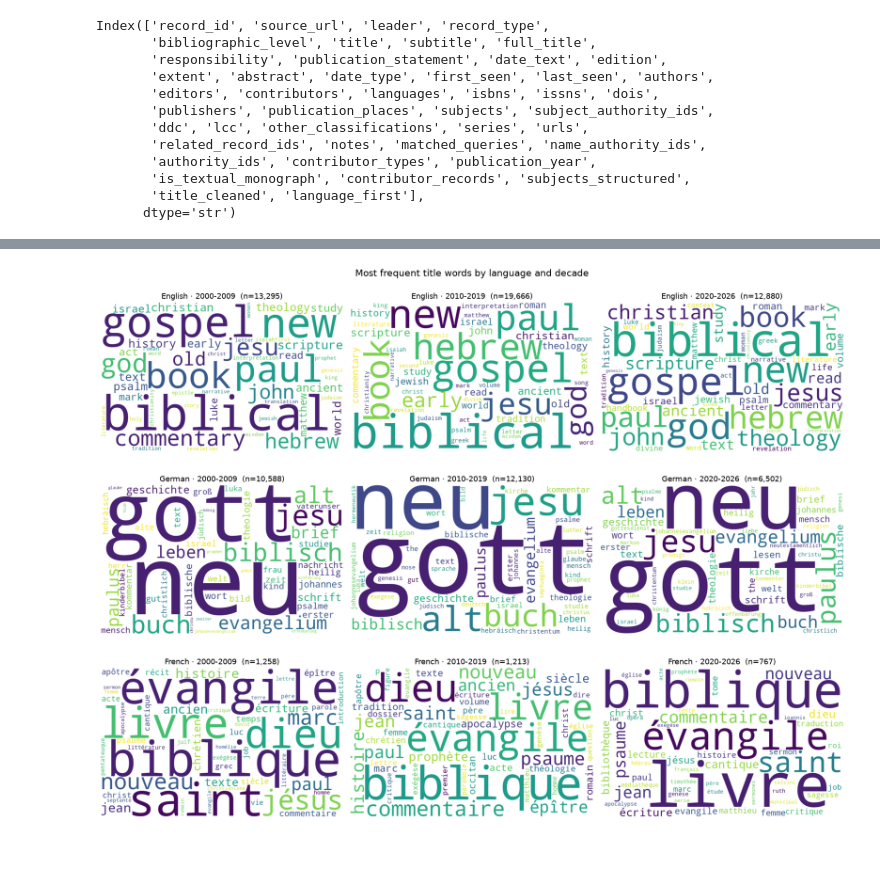
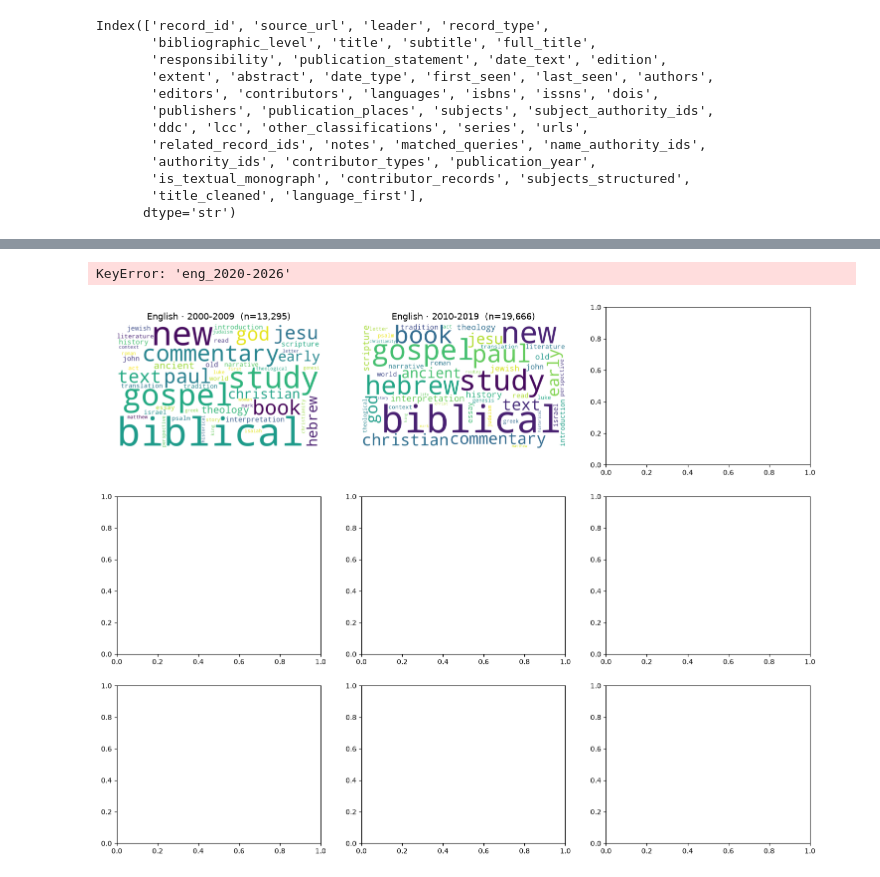
Before and after one commit to CCS-ZCU/biblical-books, a Jupyter notebook: scripts/3_exploring-21st-enggerfre.ipynb, the cells around one changed output, grey strips where cells are left out. Cells and saved outputs as stored; diff of their text form; code cells hidden in the pictures; blank space fills up the shorter version.

```diff
--- a/scripts/3_exploring-21st-enggerfre.ipynb
+++ b/scripts/3_exploring-21st-enggerfre.ipynb
@@ -105,6 +129,6 @@ Index(['record_id', 'source_url', 'leader', 'record_type',
        'title_cleaned', 'language_first'],
       dtype='str')
 # %%
-books_sample = books_21st_enggerfre[books_21st_enggerfre["language_first"]=="eng"]
+books_sample = books_centurn_enggerfre[books_centurn_enggerfre["language_first"]=="eng"]
 len(books_sample)
 # %% [output]
@@ -159,0 +202,13 @@ fre_2020-2026: 767 books
+# %%
+freq_table_data = {}
+n = 200
+for name, books_sample in data_samples.items():
+    print(name)
+    raw_title_tokens = " ".join(books_sample["title"].dropna().tolist()).split()
+    raw_sample_title_length = len(raw_title_tokens)
+    sample_counts = nltk.FreqDist(" ".join(books_sample["title_cleaned"].dropna().tolist()).split()).most_common(n)
+    sample_words = [tup[0] for tup in sample_counts]
+    sample_counts = [tup[1] for tup in sample_counts]
+    sample_freqs = [count / raw_sample_title_length for count in sample_counts]
+    freq_table_data[name + "_words"] = sample_words
+    freq_table_data[name + "_freqs"] = sample_freqs
@@ -159,0 +231,3 @@ fre_2020-2026: 767 books
+# %%
+freq_table_data_df = pd.DataFrame(freq_table_data)
+freq_table_data_df = freq_table_data_df.round(5)
@@ -165,51 +241,65 @@ from wordcloud import WordCloud   # pip install wordcloud  if missing
 # Per-language stopwords; falls back to an empty set if the nltk corpora are absent
 try:
     STOPWORDS = {
         "eng": set(nltk_stopwords.words("english")),
         "ger": set(nltk_stopwords.words("german")),
         "fre": set(nltk_stopwords.words("french")),
     }
 except Exception:
     STOPWORDS = {"eng": set(), "ger": set(), "fre": set()}
 
 # Domain noise that would otherwise dominate every panel
 COMMON_NOISE = {"bibel", "bible", "testament", "band", "bd", "vol", "edition"}
 STOPWORDS = {lang: words | COMMON_NOISE for lang, words in STOPWORDS.items()}
 
+# Wordcloud from freq_table_data_df (precomputed frequencies)
 LANGS = ["eng", "ger", "fre"]
 LANG_NAMES = {"eng": "English", "ger": "German", "fre": "French"}
-DECADES = ["2000-2009", "2010-2019", "2020-2026"]
 
-fig, axes = plt.subplots(3, 3, figsize=(18, 14))
+# Extract unique decades from column names
+decades_in_cols = sorted(set(col.split("_")[1] for col in freq_table_data_df.columns if "_" in col))
+
+fig, axes = plt.subplots(3, len(decades_in_cols), figsize=(5*len(decades_in_cols), 11))
 
 for row, lang in enumerate(LANGS):
-    for col, decade in enumerate(DECADES):
-        key = f"{lang}_{decade}"
+    for col, decade in enumerate(decades_in_cols):
         ax = axes[row, col]
 
-        titles = data_samples[key]["title_cleaned"].dropna().astype(str)
-        text = " ".join(titles)
+        words_col = f"{lang}_{decade}_words"
+        freqs_col = f"{lang}_{decade}_freqs"
 
-        if text.strip():
-            wc = WordCloud(
-                width=900, height=550,
-                background_color="white",
-                stopwords=STOPWORDS[lang],
-                collocations=False,      # titles are already short; avoid bigram blobs
-                max_words=50,
-                random_state=42,
-            ).generate(text)
-            ax.imshow(wc, interpolation="bilinear")
+        if words_col in freq_table_data_df.columns and freqs_col in freq_table_data_df.columns:
+            words = freq_table_data_df[words_col].dropna().tolist()
+            freqs = freq_table_data_df[freqs_col].dropna().tolist()
+
+            if words and freqs:
+                frequencies = dict(zip(words, freqs))
+                wc = WordCloud(
+                    width=900, height=550,
+                    background_color="white",
+                    stopwords=STOPWORDS[lang],
+                    collocations=False,
+                    max_words=50,
+                    relative_scaling=0.5,
+                    random_state=42,
+                ).generate_from_frequencies(frequencies)
+                ax.imshow(wc, interpolation="bilinear")
+                n_words = len(words)
+            else:
+                ax.text(0.5, 0.5, "no data", ha="center", va="center", fontsize=12)
+                n_words = 0
         else:
-            ax.text(0.5, 0.5, "no titles", ha="center", va="center", fontsize=12)
+            ax.text(0.5, 0.5, "no data", ha="center", va="center", fontsize=12)
+            n_words = 0
 
-        ax.set_title(f"{LANG_NAMES[lang]} · {decade}  (n={len(titles):,})", fontsize=13)
+        ax.set_title(f"{LANG_NAMES[lang]} · {decade}  (n={n_words})", fontsize=13)
         ax.axis("off")
 
 fig.suptitle("Most frequent title words by language and decade", fontsize=16)
 fig.tight_layout()
 plt.show()
 # %% [output]
+KeyError: 'eng_2020-2026'
-[figure, old version]
+[figure, new version]
 # %%
 fig.savefig("../figures/wordclouds_by_language_decade.png", dpi=300)
```
Also changed, not shown: parts of 16 cells of this notebook, 7 other files.
